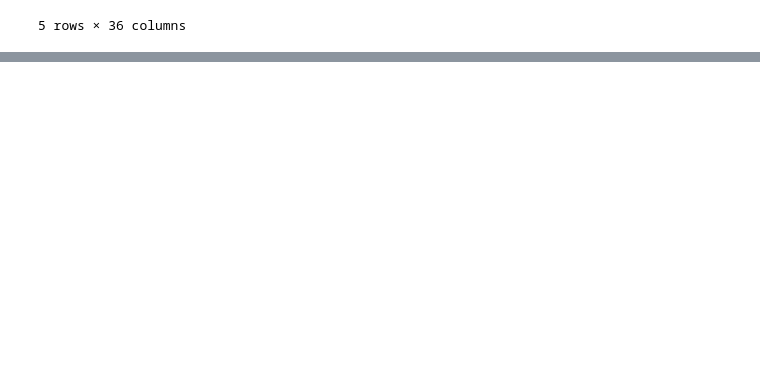
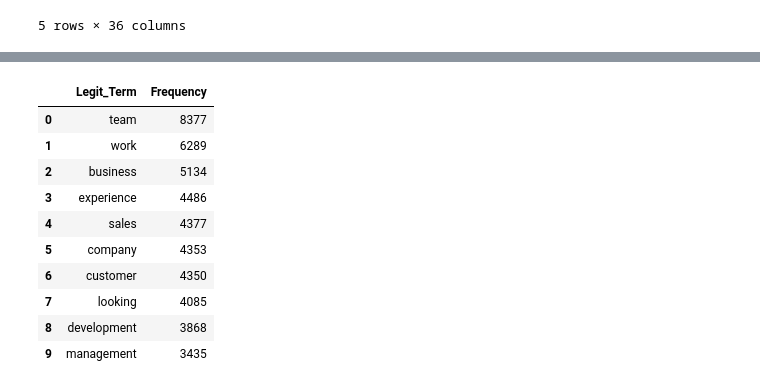
Before and after one commit to hederella/TextAnalytics, a Jupyter notebook: TextAnalyticsPreliminary.ipynb, the cells around one changed output, grey strips where cells are left out. Drawn from its saved outputs; the diff is of its cells as text; code cells hidden in the pictures; blank space fills up the shorter version.

```diff
--- a/TextAnalyticsPreliminary.ipynb
+++ b/TextAnalyticsPreliminary.ipynb
@@ -115,0 +126,9 @@ dffreq.head(10)
+# %%
+# Get list of words in the legitimate descriptions
+
+legitimate_description = df[df["fraudulent"] == 0]["description"]
+
+legit_words = [nltk.word_tokenize(s) for s in legitimate_description if isinstance(s, str)]
+legit_words = list(itertools.chain.from_iterable(legit_words))
+legit_words = [w for w in legit_words if len(w)> THRESHOLD and w not in global_stopwords]
+legit_words
@@ -115,0 +153,19 @@ dffreq.head(10)
+# %%
+# Get most common words in legitimate descriptions
+
+legit_counts = Counter(legit_words)
+legit_counts.most_common(20)
+legit_freq = pd.DataFrame(legit_counts.most_common(), columns=["Legit_Term", "Frequency"])
+legit_freq.head(10)
+# %% [output]
+|  | Legit_Term | Frequency |
+| 0 | team | 8377 |
+| 1 | work | 6289 |
+| 2 | business | 5134 |
+| 3 | experience | 4486 |
+| 4 | sales | 4377 |
+| 5 | company | 4353 |
+| 6 | customer | 4350 |
+| 7 | looking | 4085 |
+| 8 | development | 3868 |
+| 9 | management | 3435 |
```
Also changed, not shown: parts of 5 cells of this notebook.
